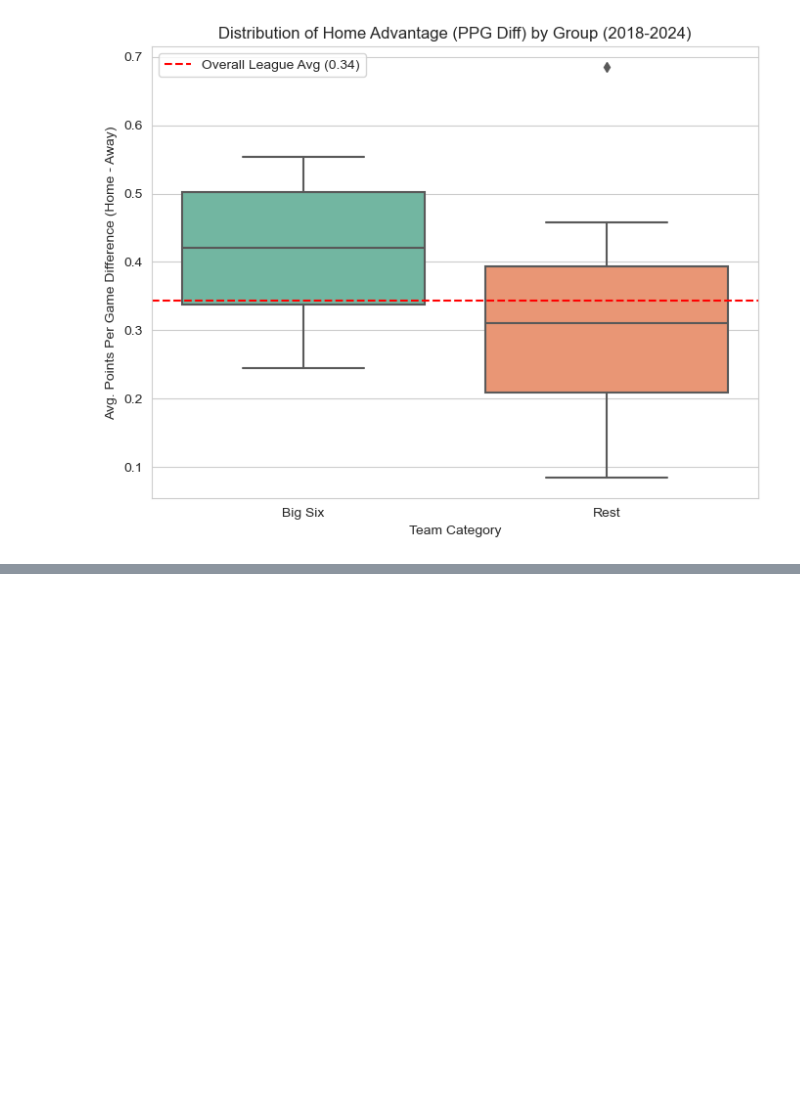
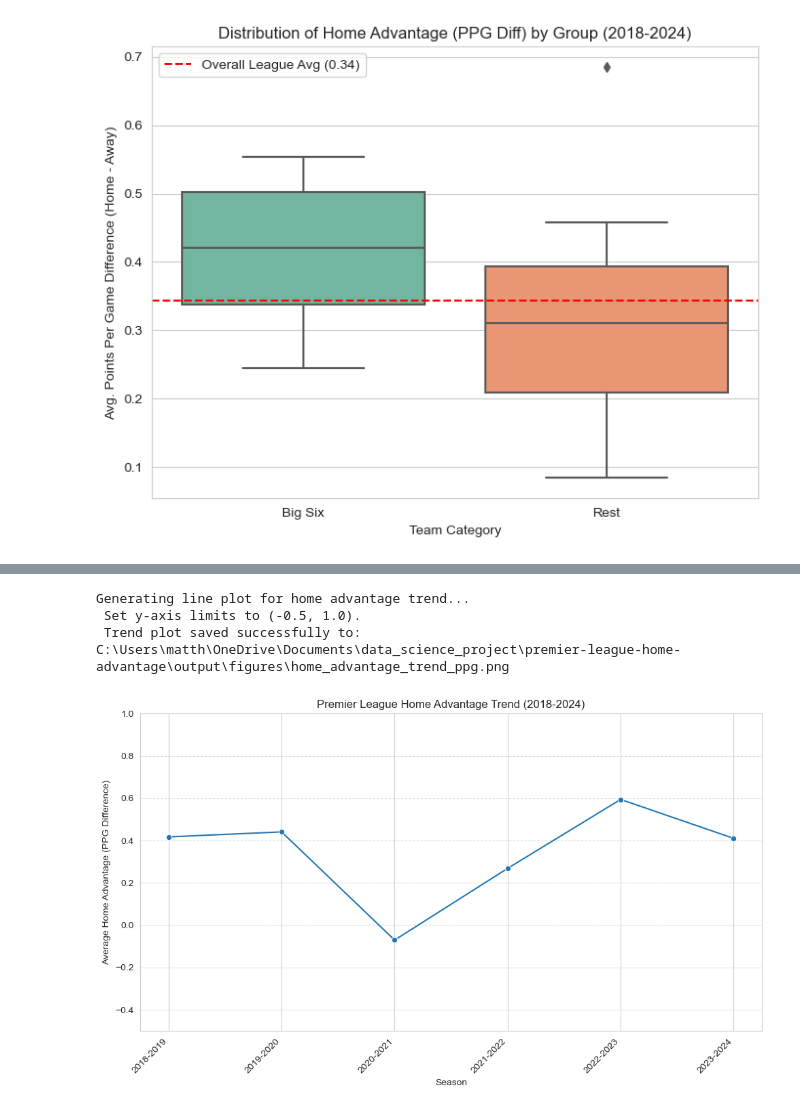
Before and after one commit to MDeighton004/premier-league-home-advantage, a Jupyter notebook: code/1_analysis.ipynb, the cells around one changed output, grey strips where cells are left out. Saved outputs shown, nothing was run; the diff lists cells and outputs as text; code cells hidden in the pictures; blank space fills up the shorter version.

```diff
--- a/code/1_analysis.ipynb
+++ b/code/1_analysis.ipynb
@@ -340,0 +377,45 @@ Generating box plot for home advantage distribution (PPG Diff)...
+# %%
+# Analysis: Home Advantage Trend Over Time (Visualisation)
+
+# Check if the seasonal_avg_stats DataFrame exists from the previous cell
+if 'seasonal_avg_stats' in locals() and seasonal_avg_stats is not None:
+    print("\nGenerating line plot for home advantage trend...")
+
+    # Set figure size
+    plt.figure(figsize=(10, 6)) # Adjust size as needed
+
+    # Create the line plot
+    sns.lineplot(x='season', y='seasonal_ppg_diff', data=seasonal_avg_stats, marker='o')
+
+    # Add Titles and Labels
+    plt.title('Premier League Home Advantage Trend (2018-2024)')
+    plt.xlabel('Season')
+    plt.ylabel('Average Home Advantage (PPG Difference)')
+    plt.xticks(rotation=45, ha='right') # Rotate x-axis labels for better readability
+    plt.grid(axis='y', linestyle='--', alpha=0.7) # Add horizontal grid lines
+
+    # Set Y-axis Limits
+    # Set the limits for the y-axis as requested
+    plt.ylim(-0.5, 1.0)
+    print(" Set y-axis limits to (-0.5, 1.0).")
+
+    # Define Filename and Save
+    plot_filename_trend = os.path.join(figures_dir, 'home_advantage_trend_ppg.png')
+    try:
+        plt.savefig(plot_filename_trend, bbox_inches='tight', dpi=300)
+        print(f" Trend plot saved successfully to: {plot_filename_trend}")
+    except Exception as e:
+        print(f" An error occurred while saving the trend plot: {e}")
+
+    # Display the plot
+    plt.tight_layout() # Adjust layout after rotation and setting limits
+    plt.show()
+
+else:
+    print("\nSkipping trend visualisation because seasonal_avg_stats DataFrame not available.")
+    print(" Ensure the previous cell calculating this has been run successfully.")
+# %% [output]
+Generating line plot for home advantage trend...
+ Set y-axis limits to (-0.5, 1.0).
+ Trend plot saved successfully to: C:\Users\matth\OneDrive\Documents\data_science_project\premier-league-home-advantage\output\figures\home_advantage_trend_ppg.png
+[figure, added]
```
Also changed, not shown: parts of 5 cells of this notebook, 1 other file.
